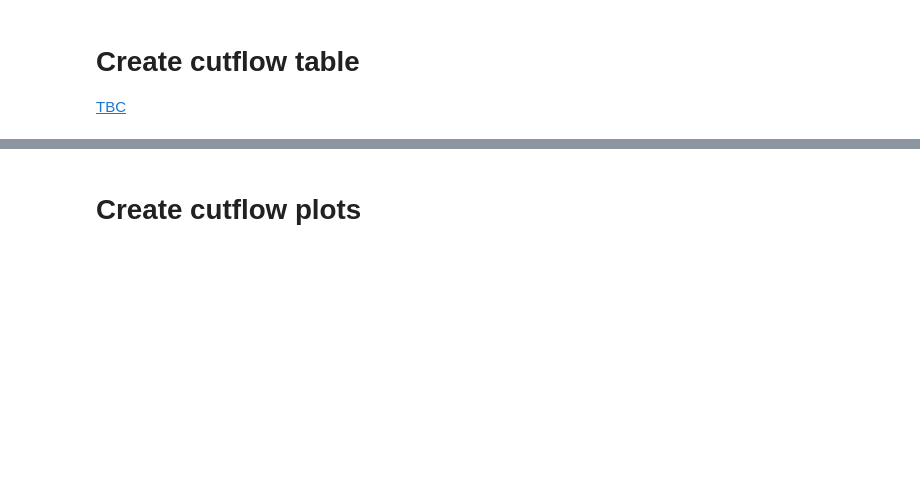
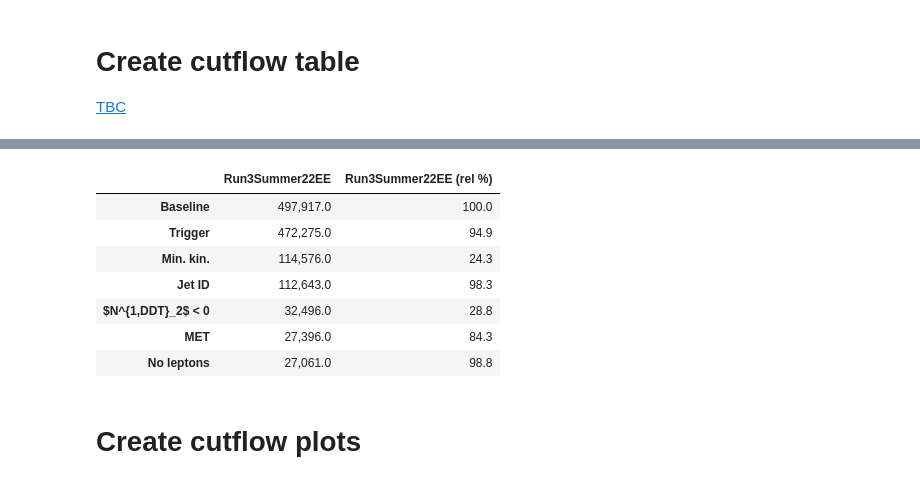
Before and after one commit to alintulu/Run3ScoutingHbb, a Jupyter notebook: notebooks/cutflow.ipynb, the cells around one changed output, grey strips where cells are left out. Saved outputs shown, nothing was run; the diff lists cells and outputs as text; code cells hidden in the pictures; blank space fills up the shorter version.

```diff
--- a/notebooks/cutflow.ipynb
+++ b/notebooks/cutflow.ipynb
@@ -80,3 +80,50 @@ df.style.format("{:,.1f}")
+# %%
+df = pd.DataFrame([])
+
+data = pickle.load(open(f'{out_dir}/data.pkl','rb'))
+h = data.project('cut', 'process', 'reg', 'pt', 'disc', 'genflav')[
+    :,
+    :,
+    0:len:sum,
+    0:len:sum,
+    0:len:sum,
+    0:len:sum,
+]
+
+for process in ['Run3Summer22EE']:
+
+    df[process] = h[:, hist.loc(process)].values()
+
+    df.index = ['Baseline','Trigger','Min. kin.', 'Jet ID', r'$N^{1,DDT}_2$ < 0','MET','No leptons']
+
+for column in ['Run3Summer22EE']:
+
+#     percentage = []
+
+#     for i in range(len(df[column])):
+#         percentage.append(df[column][i] / df[column][0] * 100)
+
+#     df[f"{column} %"] = percentage
+
+    for column in ['Run3Summer22EE']:
+
+        rel_percentage = []
+
+        for i in range(len(df[column])):
+            rel_percentage.append(df[column][i] / df[column][i-1 if i > 1 else 0] * 100)
+
+        df[f"{column} (rel %)"] = rel_percentage
+
+df.style.format("{:,.1f}")
+# %% [output]
+|  | Run3Summer22EE | Run3Summer22EE (rel %) |
+| Baseline | 497,917.0 | 100.0 |
+| Trigger | 472,275.0 | 94.9 |
+| Min. kin. | 114,576.0 | 24.3 |
+| Jet ID | 112,643.0 | 98.3 |
+| $N^{1,DDT}_2$ < 0 | 32,496.0 | 28.8 |
+| MET | 27,396.0 | 84.3 |
+| No leptons | 27,061.0 | 98.8 |
 # %% [markdown]
 # Create cutflow plots <a class="anchor" id="plot"></a>
 # %%
```
Also changed, not shown: parts of 2 cells of this notebook, 13 other files.
